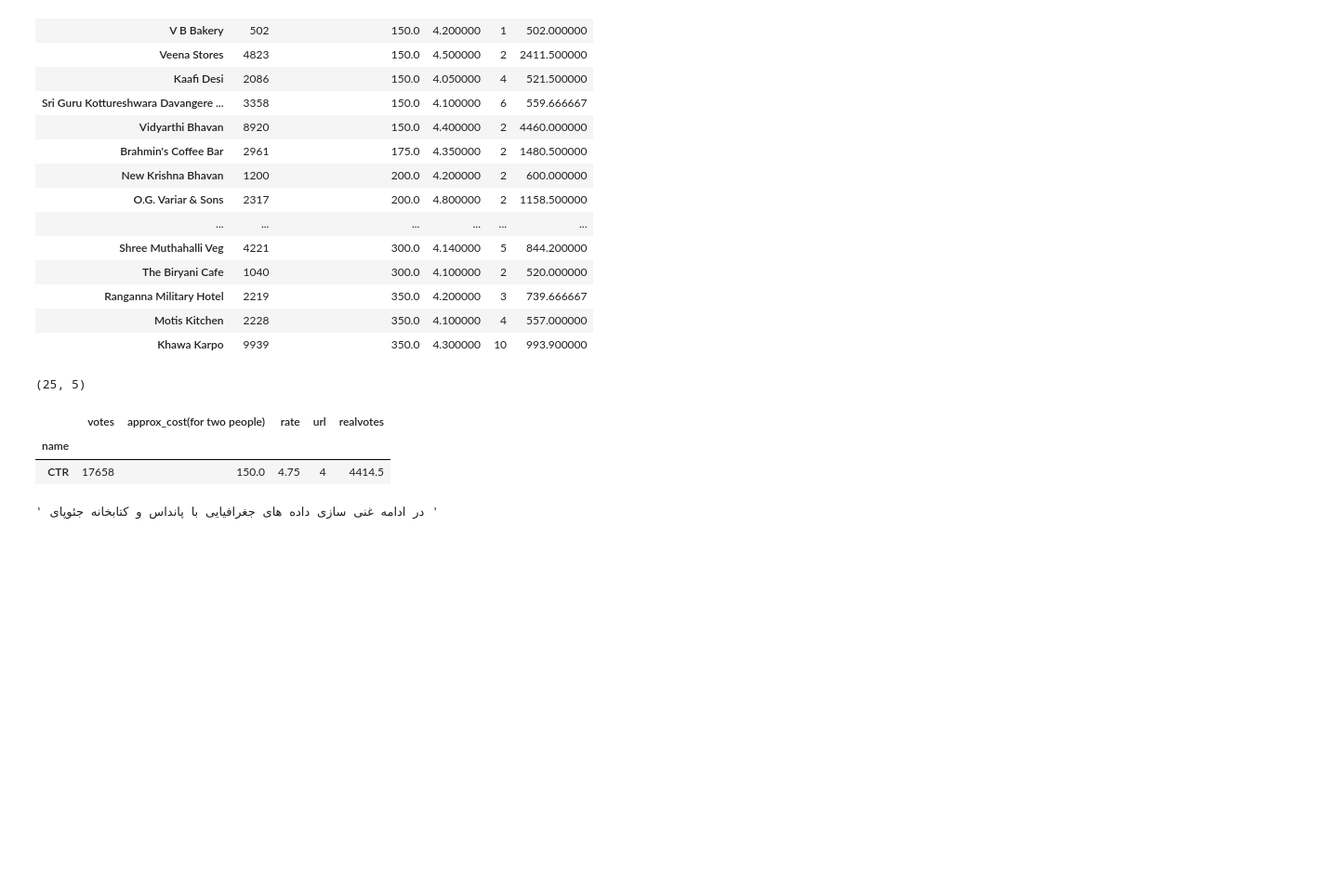
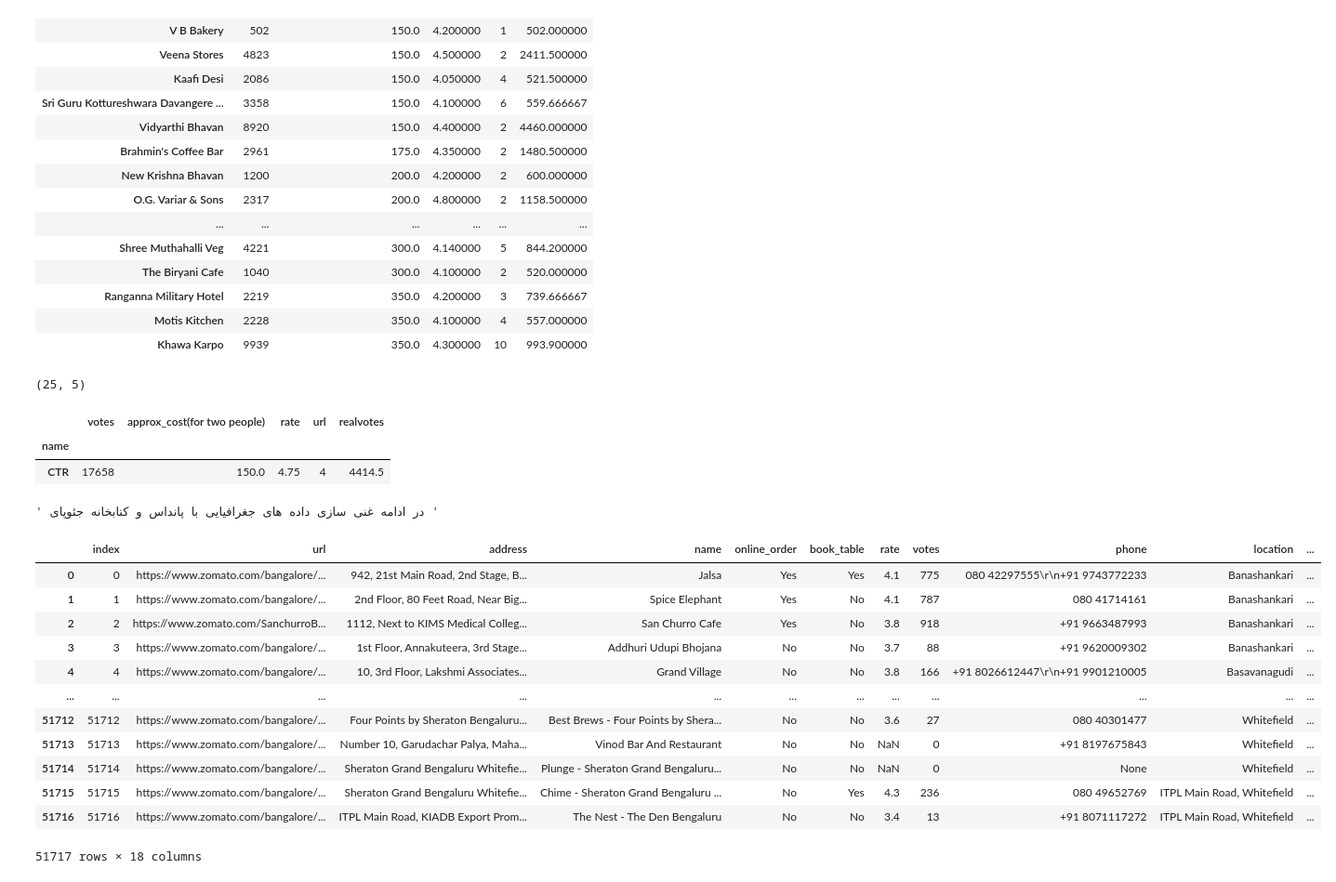
Before and after one commit to mrahmadi64/Pandas_Learning, a Jupyter notebook: PanadsLearning.ipynb, the cells around one changed output. Shown: that part at 93% size. Saved outputs shown, nothing was run; the diff lists cells and outputs as text; code cells hidden in the pictures; blank space fills up the shorter version.

```diff
--- a/PanadsLearning.ipynb
+++ b/PanadsLearning.ipynb
@@ -886,3 +886,19 @@ return_best_rest(2000,200,4.5) # خواستم ووت بیشتر از 2000 باش
 """ در ادامه غنی سازی داده های جغرافیایی با پانداس و کتابخانه جئوپای """
 # %% [output]
 ' در ادامه غنی سازی داده های جغرافیایی با پانداس و کتابخانه جئوپای '
+# %%
+df
+# %% [output]
+|  | index | url | address | name | online_order | book_table | rate | votes | phone | location | ... |
+| 0 | 0 | https://www.zomato.com/bangalore/... | 942, 21st Main Road, 2nd Stage, B... | Jalsa | Yes | Yes | 4.1 | 775 | 080 42297555\r\n+91 9743772233 | Banashankari | ... |
+| 1 | 1 | https://www.zomato.com/bangalore/... | 2nd Floor, 80 Feet Road, Near Big... | Spice Elephant | Yes | No | 4.1 | 787 | 080 41714161 | Banashankari | ... |
+| 2 | 2 | https://www.zomato.com/SanchurroB... | 1112, Next to KIMS Medical Colleg... | San Churro Cafe | Yes | No | 3.8 | 918 | +91 9663487993 | Banashankari | ... |
+| 3 | 3 | https://www.zomato.com/bangalore/... | 1st Floor, Annakuteera, 3rd Stage... | Addhuri Udupi Bhojana | No | No | 3.7 | 88 | +91 9620009302 | Banashankari | ... |
+| 4 | 4 | https://www.zomato.com/bangalore/... | 10, 3rd Floor, Lakshmi Associates... | Grand Village | No | No | 3.8 | 166 | +91 8026612447\r\n+91 9901210005 | Basavanagudi | ... |
+| ... | ... | ... | ... | ... | ... | ... | ... | ... | ... | ... | ... |
+| 51712 | 51712 | https://www.zomato.com/bangalore/... | Four Points by Sheraton Bengaluru... | Best Brews - Four Points by Shera... | No | No | 3.6 | 27 | 080 40301477 | Whitefield | ... |
+| 51713 | 51713 | https://www.zomato.com/bangalore/... | Number 10, Garudachar Palya, Maha... | Vinod Bar And Restaurant | No | No | NaN | 0 | +91 8197675843 | Whitefield | ... |
+| 51714 | 51714 | https://www.zomato.com/bangalore/... | Sheraton Grand Bengaluru Whitefie... | Plunge - Sheraton Grand Bengaluru... | No | No | NaN | 0 | None | Whitefield | ... |
+| 51715 | 51715 | https://www.zomato.com/bangalore/... | Sheraton Grand Bengaluru Whitefie... | Chime - Sheraton Grand Bengaluru ... | No | Yes | 4.3 | 236 | 080 49652769 | ITPL Main Road, Whitefield | ... |
+| 51716 | 51716 | https://www.zomato.com/bangalore/... | ITPL Main Road, KIADB Export Prom... | The Nest - The Den Bengaluru | No | No | 3.4 | 13 | +91 8071117272 | ITPL Main Road, Whitefield | ... |
+51717 rows × 18 columns
```
Also changed, not shown: parts of 27 cells of this notebook.
